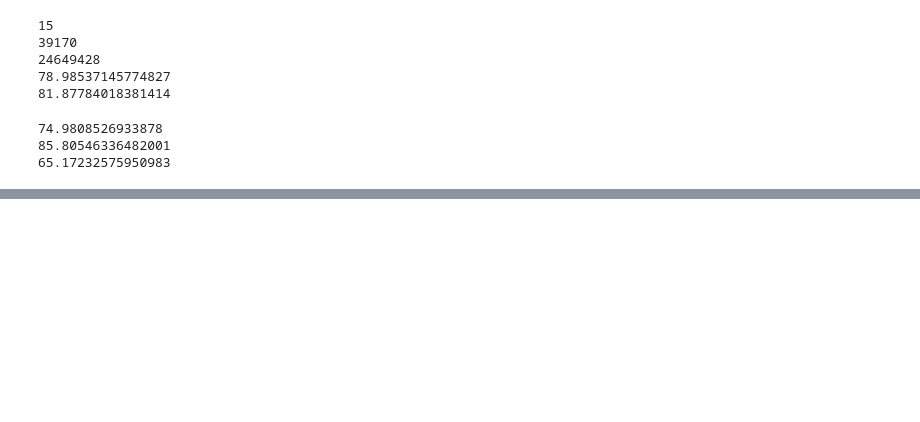
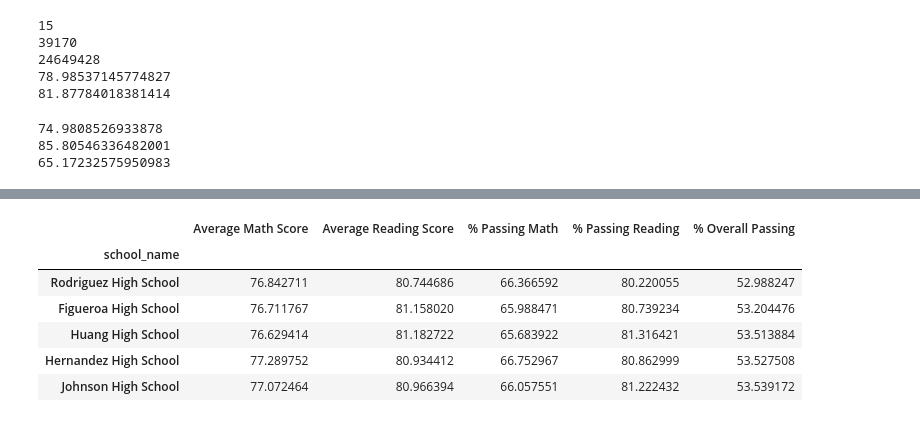
Before and after one commit to Cosette3737/Pandas-Challenge, a Jupyter notebook: PandasPyschool.ipynb, the cells around one changed output, grey strips where cells are left out. Drawn from its saved outputs; the diff is of its cells as text; code cells hidden in the pictures; blank space fills up the shorter version.

```diff
--- a/PandasPyschool.ipynb
+++ b/PandasPyschool.ipynb
@@ -75,0 +295,12 @@ NameError: name 'df' is not defined
+# %%
+#Bottom Performing Schools by % overall PAssing
+bottom_schools=Math_df.sort_values(['% Overall Passing'],ascending=True)
+bottom_schools.head(5)
+# %% [output]
+|  | Average Math Score | Average Reading Score | % Passing Math | % Passing Reading | % Overall Passing |
+| school_name |  |  |  |  |  |
+| Rodriguez High School | 76.842711 | 80.744686 | 66.366592 | 80.220055 | 52.988247 |
+| Figueroa High School | 76.711767 | 81.158020 | 65.988471 | 80.739234 | 53.204476 |
+| Huang High School | 76.629414 | 81.182722 | 65.683922 | 81.316421 | 53.513884 |
+| Hernandez High School | 77.289752 | 80.934412 | 66.752967 | 80.862999 | 53.527508 |
+| Johnson High School | 77.072464 | 80.966394 | 66.057551 | 81.222432 | 53.539172 |
```
Also changed, not shown: parts of 18 cells of this notebook.
